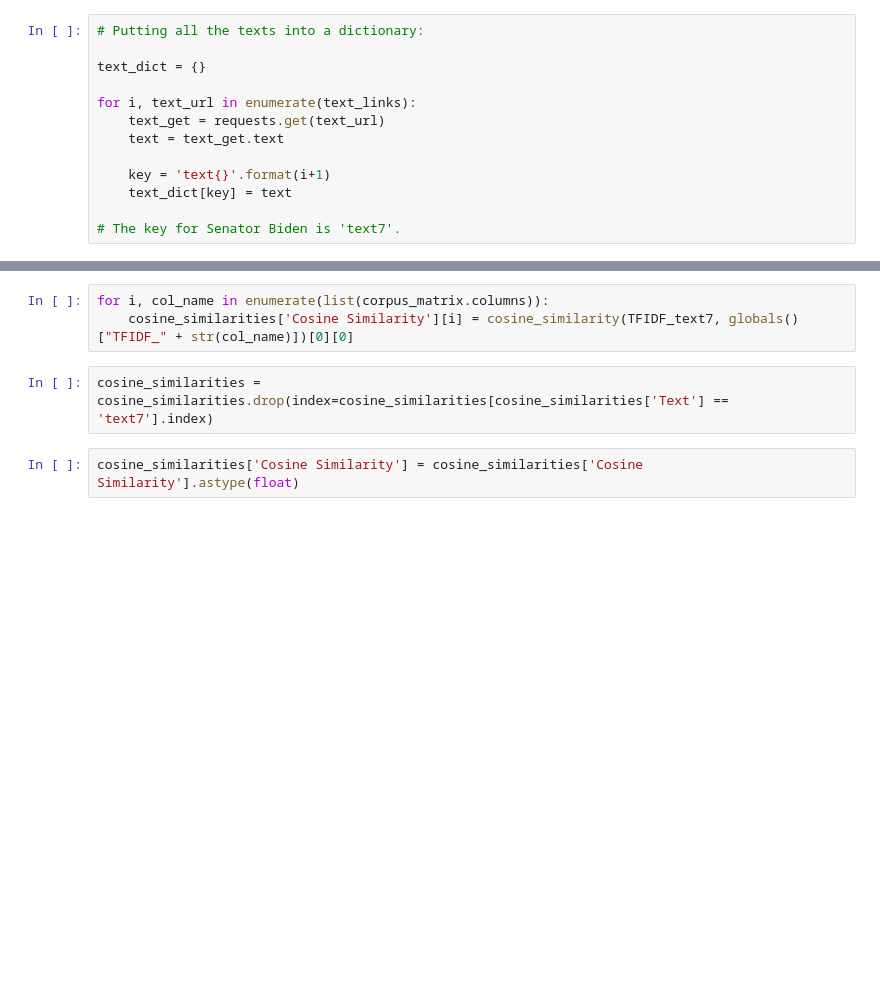
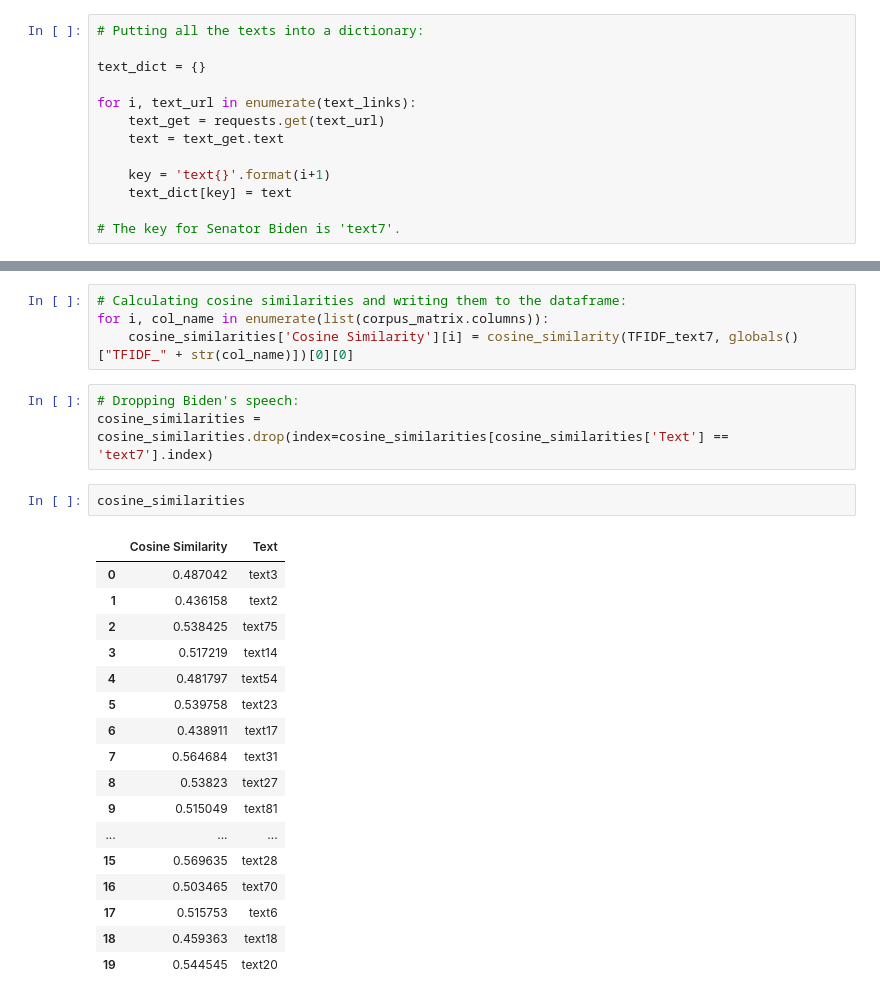
Before and after one commit to ataberkatan/Natural-Language-Processing, a Jupyter notebook: Assignment - Congress Speech Analysis/Analysis of Congress Speeches v2.0 (Medium Article).ipynb, the cells around one changed output, grey strips where cells are left out. Drawn from its saved outputs; the diff is of its cells as text; blank space fills up the shorter version.

```diff
--- a/Assignment - Congress Speech Analysis/Analysis of Congress Speeches v2.0 (Medium Article).ipynb
+++ b/Assignment - Congress Speech Analysis/Analysis of Congress Speeches v2.0 (Medium Article).ipynb
@@ -458,7 +593,27 @@ cosine_similarities
 # %%
+# Calculating cosine similarities and writing them to the dataframe:
 for i, col_name in enumerate(list(corpus_matrix.columns)):
     cosine_similarities['Cosine Similarity'][i] = cosine_similarity(TFIDF_text7, globals()["TFIDF_" + str(col_name)])[0][0]
 # %%
+# Dropping Biden's speech:
 cosine_similarities = cosine_similarities.drop(index=cosine_similarities[cosine_similarities['Text'] == 'text7'].index)
-# %%
-cosine_similarities['Cosine Similarity'] = cosine_similarities['Cosine Similarity'].astype(float)
+# %%
+cosine_similarities
+# %% [output]
+|  | Cosine Similarity | Text |
+| 0 | 0.487042 | text3 |
+| 1 | 0.436158 | text2 |
+| 2 | 0.538425 | text75 |
+| 3 | 0.517219 | text14 |
+| 4 | 0.481797 | text54 |
+| 5 | 0.539758 | text23 |
+| 6 | 0.438911 | text17 |
+| 7 | 0.564684 | text31 |
+| 8 | 0.53823 | text27 |
+| 9 | 0.515049 | text81 |
+| ... | ... | ... |
+| 15 | 0.569635 | text28 |
+| 16 | 0.503465 | text70 |
+| 17 | 0.515753 | text6 |
+| 18 | 0.459363 | text18 |
+| 19 | 0.544545 | text20 |
```
Also changed, not shown: parts of 43 cells of this notebook, 1 other file.
